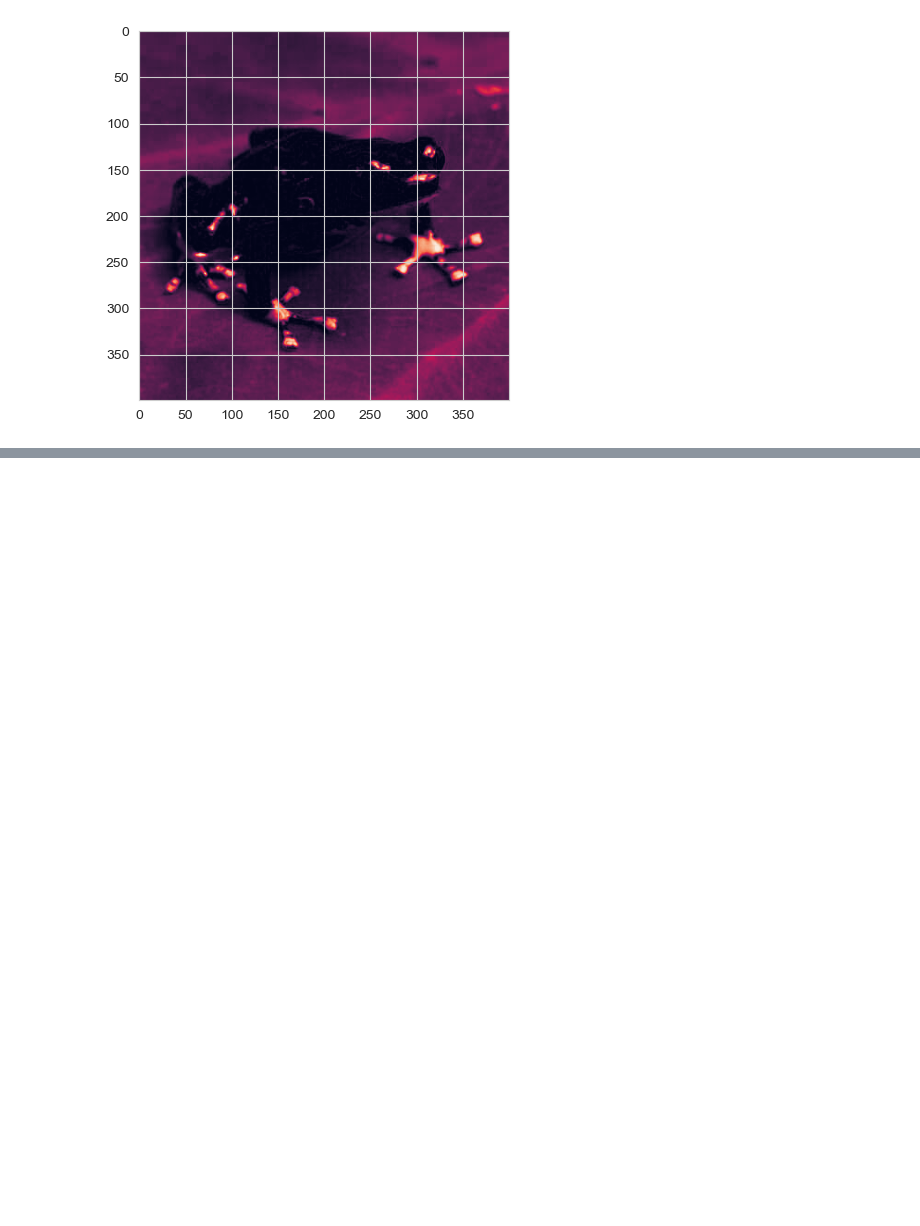
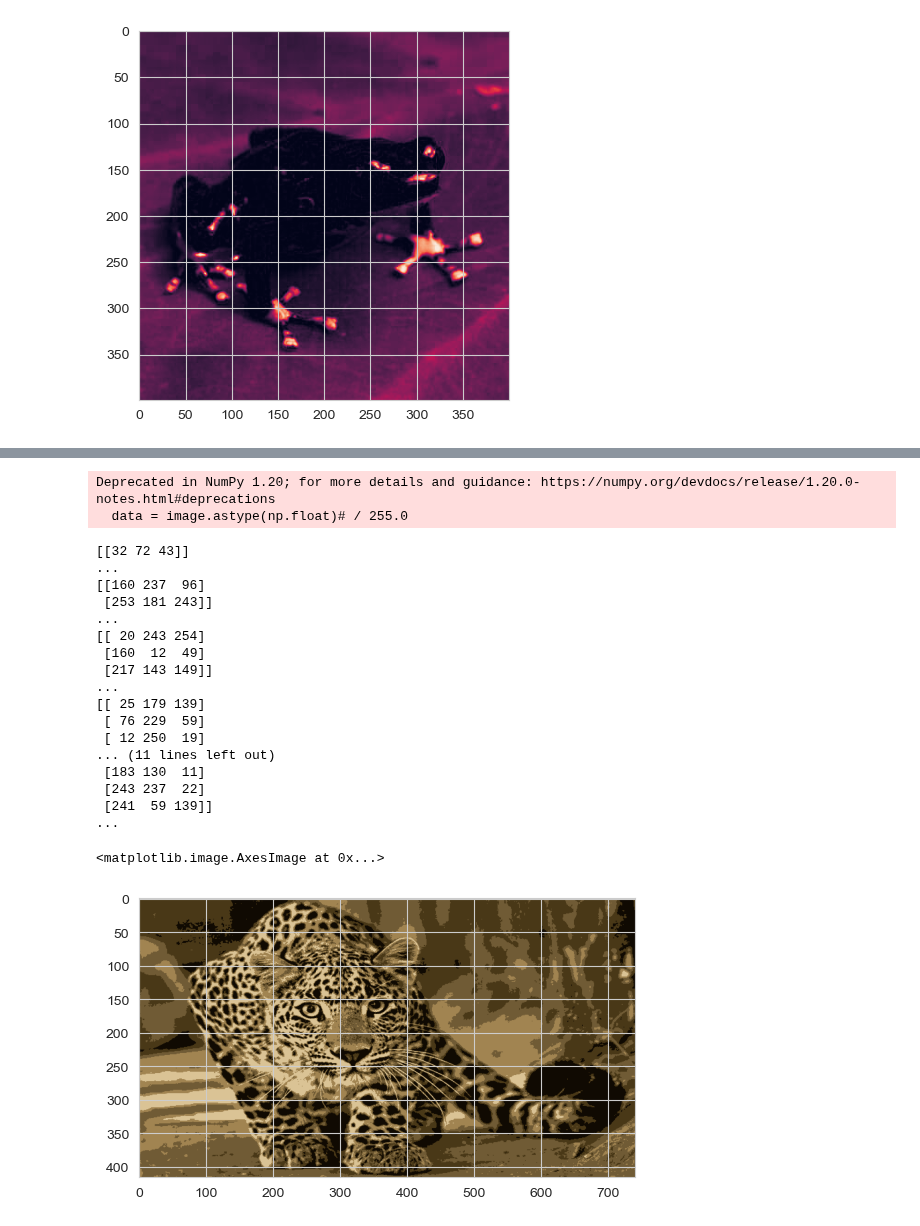
Before and after one commit to afrincon2/Machine_learning, a Jupyter notebook: Clustering/K-Means-Ex.ipynb, the cells around one changed output, grey strips where cells are left out. Drawn from its saved outputs; the diff is of its cells as text; code cells hidden in the pictures; blank space fills up the shorter version.

```diff
--- a/Clustering/K-Means-Ex.ipynb
+++ b/Clustering/K-Means-Ex.ipynb
@@ -453,0 +424,28 @@ Deprecated in NumPy 1.20; for more details and guidance: https://numpy.org/devdo
+# %%
+#Get 8 new images, with a different number of clusters
+images = []
+for k in range(1,7):
+    images.append(k_means(k,image))
+plt.imshow(images[5].astype('uint8'))
+# %% [output]
+Deprecated in NumPy 1.20; for more details and guidance: https://numpy.org/devdocs/release/1.20.0-notes.html#deprecations
+  data = image.astype(np.float)# / 255.0
+[[32 72 43]]
+...
+[[160 237  96]
+ [253 181 243]]
+...
+[[ 20 243 254]
+ [160  12  49]
+ [217 143 149]]
+...
+[[ 25 179 139]
+ [ 76 229  59]
+ [ 12 250  19]
+... (11 lines left out)
+ [183 130  11]
+ [243 237  22]
+ [241  59 139]]
+...
+<matplotlib.image.AxesImage at 0x...>
+[figure, added]
```
Also changed, not shown: parts of 20 cells of this notebook.
